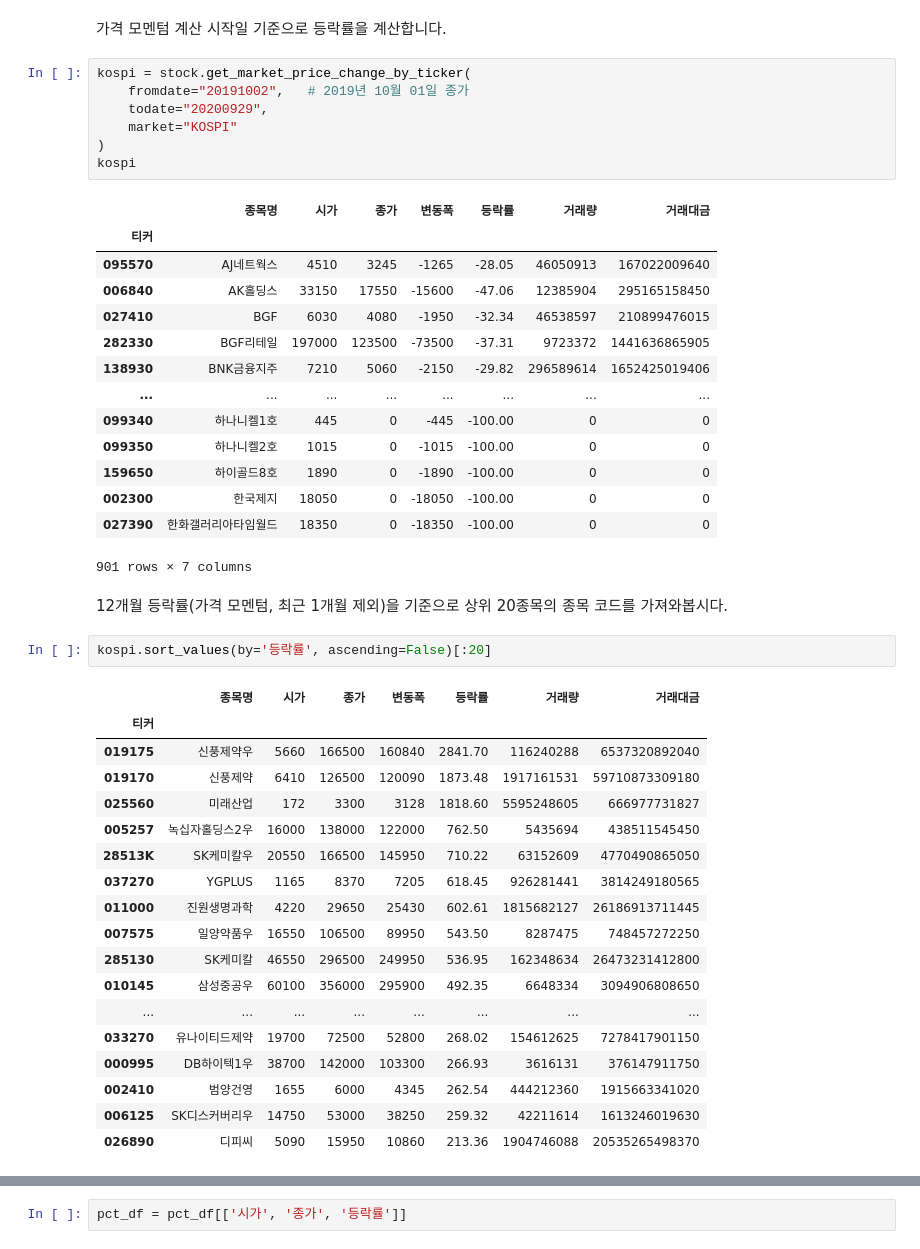
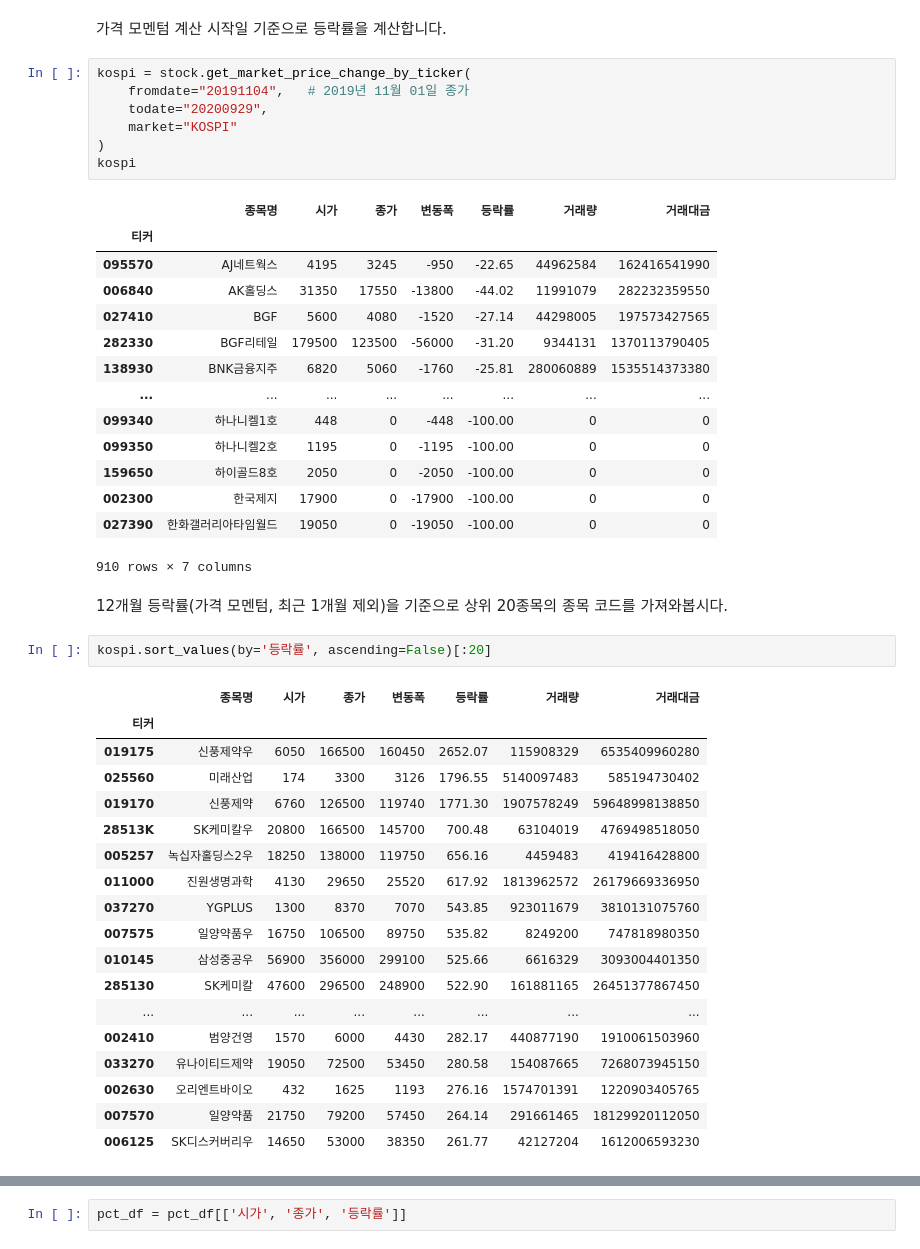
Before and after one commit to sharebook-kr/book-pandas-for-finance, a Jupyter notebook: ch13/ch13-momentum.ipynb, the cells around one changed output, grey strips where cells are left out. Drawn from its saved outputs; the diff is of its cells as text.

```diff
--- a/ch13/ch13-momentum.ipynb
+++ b/ch13/ch13-momentum.ipynb
@@ -19,26 +50,26 @@ print(start_date, end_date)
 가격 모멘텀 계산 시작일 기준으로 등락률을 계산합니다.
 # %%
 kospi = stock.get_market_price_change_by_ticker(
-    fromdate="20191002",   # 2019년 10월 01일 종가
+    fromdate="20191104",   # 2019년 11월 01일 종가
     todate="20200929",
     market="KOSPI"
 )
 kospi
 # %% [output]
 |  | 종목명 | 시가 | 종가 | 변동폭 | 등락률 | 거래량 | 거래대금 |
 | 티커 |  |  |  |  |  |  |  |
-| 095570 | AJ네트웍스 | 4510 | 3245 | -1265 | -28.05 | 46050913 | 167022009640 |
-| 006840 | AK홀딩스 | 33150 | 17550 | -15600 | -47.06 | 12385904 | 295165158450 |
-| 027410 | BGF | 6030 | 4080 | -1950 | -32.34 | 46538597 | 210899476015 |
-| 282330 | BGF리테일 | 197000 | 123500 | -73500 | -37.31 | 9723372 | 1441636865905 |
-| 138930 | BNK금융지주 | 7210 | 5060 | -2150 | -29.82 | 296589614 | 1652425019406 |
+| 095570 | AJ네트웍스 | 4195 | 3245 | -950 | -22.65 | 44962584 | 162416541990 |
+| 006840 | AK홀딩스 | 31350 | 17550 | -13800 | -44.02 | 11991079 | 282232359550 |
+| 027410 | BGF | 5600 | 4080 | -1520 | -27.14 | 44298005 | 197573427565 |
+| 282330 | BGF리테일 | 179500 | 123500 | -56000 | -31.20 | 9344131 | 1370113790405 |
+| 138930 | BNK금융지주 | 6820 | 5060 | -1760 | -25.81 | 280060889 | 1535514373380 |
 | ... | ... | ... | ... | ... | ... | ... | ... |
-| 099340 | 하나니켈1호 | 445 | 0 | -445 | -100.00 | 0 | 0 |
-| 099350 | 하나니켈2호 | 1015 | 0 | -1015 | -100.00 | 0 | 0 |
-| 159650 | 하이골드8호 | 1890 | 0 | -1890 | -100.00 | 0 | 0 |
-| 002300 | 한국제지 | 18050 | 0 | -18050 | -100.00 | 0 | 0 |
-| 027390 | 한화갤러리아타임월드 | 18350 | 0 | -18350 | -100.00 | 0 | 0 |
+| 099340 | 하나니켈1호 | 448 | 0 | -448 | -100.00 | 0 | 0 |
+| 099350 | 하나니켈2호 | 1195 | 0 | -1195 | -100.00 | 0 | 0 |
+| 159650 | 하이골드8호 | 2050 | 0 | -2050 | -100.00 | 0 | 0 |
+| 002300 | 한국제지 | 17900 | 0 | -17900 | -100.00 | 0 | 0 |
+| 027390 | 한화갤러리아타임월드 | 19050 | 0 | -19050 | -100.00 | 0 | 0 |
-901 rows × 7 columns
+910 rows × 7 columns
 # %% [markdown]
 12개월 등락률(가격 모멘텀, 최근 1개월 제외)을 기준으로 상위 20종목의 종목 코드를 가져와봅시다.
 # %%
@@ -46,22 +77,22 @@ kospi.sort_values(by='등락률', ascending=False)[:20]
 # %% [output]
 |  | 종목명 | 시가 | 종가 | 변동폭 | 등락률 | 거래량 | 거래대금 |
 | 티커 |  |  |  |  |  |  |  |
-| 019175 | 신풍제약우 | 5660 | 166500 | 160840 | 2841.70 | 116240288 | 6537320892040 |
-| 019170 | 신풍제약 | 6410 | 126500 | 120090 | 1873.48 | 1917161531 | 59710873309180 |
-| 025560 | 미래산업 | 172 | 3300 | 3128 | 1818.60 | 5595248605 | 666977731827 |
-| 005257 | 녹십자홀딩스2우 | 16000 | 138000 | 122000 | 762.50 | 5435694 | 438511545450 |
-| 28513K | SK케미칼우 | 20550 | 166500 | 145950 | 710.22 | 63152609 | 4770490865050 |
-| 037270 | YGPLUS | 1165 | 8370 | 7205 | 618.45 | 926281441 | 3814249180565 |
-| 011000 | 진원생명과학 | 4220 | 29650 | 25430 | 602.61 | 1815682127 | 26186913711445 |
-| 007575 | 일양약품우 | 16550 | 106500 | 89950 | 543.50 | 8287475 | 748457272250 |
-| 285130 | SK케미칼 | 46550 | 296500 | 249950 | 536.95 | 162348634 | 26473231412800 |
-| 010145 | 삼성중공우 | 60100 | 356000 | 295900 | 492.35 | 6648334 | 3094906808650 |
+| 019175 | 신풍제약우 | 6050 | 166500 | 160450 | 2652.07 | 115908329 | 6535409960280 |
+| 025560 | 미래산업 | 174 | 3300 | 3126 | 1796.55 | 5140097483 | 585194730402 |
+| 019170 | 신풍제약 | 6760 | 126500 | 119740 | 1771.30 | 1907578249 | 59648998138850 |
+| 28513K | SK케미칼우 | 20800 | 166500 | 145700 | 700.48 | 63104019 | 4769498518050 |
+| 005257 | 녹십자홀딩스2우 | 18250 | 138000 | 119750 | 656.16 | 4459483 | 419416428800 |
+| 011000 | 진원생명과학 | 4130 | 29650 | 25520 | 617.92 | 1813962572 | 26179669336950 |
+| 037270 | YGPLUS | 1300 | 8370 | 7070 | 543.85 | 923011679 | 3810131075760 |
+| 007575 | 일양약품우 | 16750 | 106500 | 89750 | 535.82 | 8249200 | 747818980350 |
+| 010145 | 삼성중공우 | 56900 | 356000 | 299100 | 525.66 | 6616329 | 3093004401350 |
+| 285130 | SK케미칼 | 47600 | 296500 | 248900 | 522.90 | 161881165 | 26451377867450 |
 | ... | ... | ... | ... | ... | ... | ... | ... |
-| 033270 | 유나이티드제약 | 19700 | 72500 | 52800 | 268.02 | 154612625 | 7278417901150 |
-| 000995 | DB하이텍1우 | 38700 | 142000 | 103300 | 266.93 | 3616131 | 376147911750 |
-| 002410 | 범양건영 | 1655 | 6000 | 4345 | 262.54 | 444212360 | 1915663341020 |
-| 006125 | SK디스커버리우 | 14750 | 53000 | 38250 | 259.32 | 42211614 | 1613246019630 |
-| 026890 | 디피씨 | 5090 | 15950 | 10860 | 213.36 | 1904746088 | 20535265498370 |
+| 002410 | 범양건영 | 1570 | 6000 | 4430 | 282.17 | 440877190 | 1910061503960 |
+| 033270 | 유나이티드제약 | 19050 | 72500 | 53450 | 280.58 | 154087665 | 7268073945150 |
+| 002630 | 오리엔트바이오 | 432 | 1625 | 1193 | 276.16 | 1574701391 | 1220903405765 |
+| 007570 | 일양약품 | 21750 | 79200 | 57450 | 264.14 | 291661465 | 18129920112050 |
+| 006125 | SK디스커버리우 | 14650 | 53000 | 38350 | 261.77 | 42127204 | 1612006593230 |
 # %%
 kospi_momentum20 = kospi.sort_values(by='등락률', ascending=False)[:20]
 kospi_momentum20 = kospi_momentum20[['종목명', '등락률']]
```
Also changed, not shown: parts of 17 cells of this notebook.
